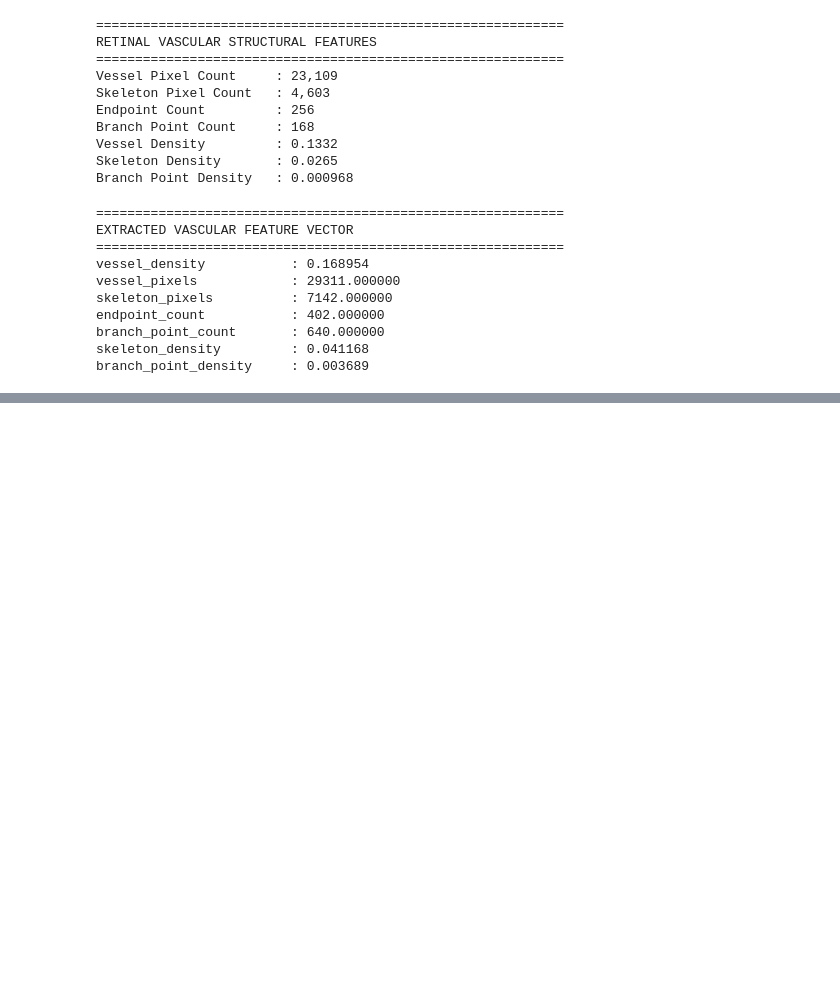
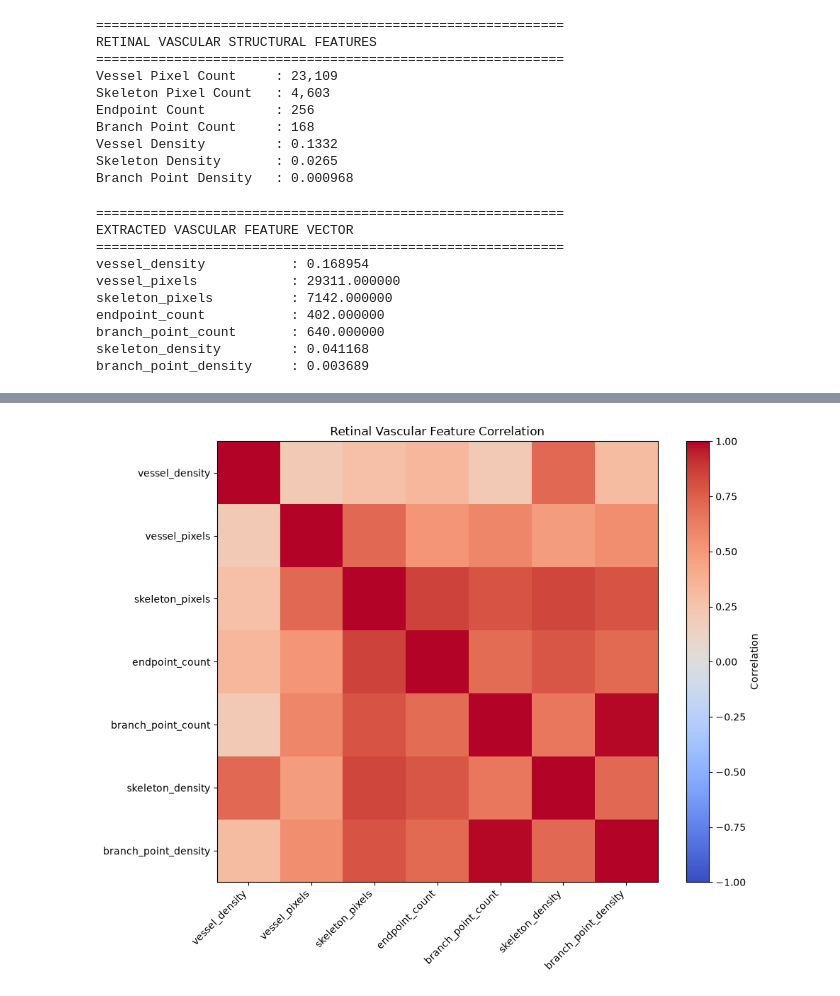
Before and after one commit to shimantranjan/cardiovision-ai, a Jupyter notebook: notebooks/04_vessel_analysis.ipynb, the cells around one changed output, grey strips where cells are left out. Drawn from its saved outputs; the diff is of its cells as text; code cells hidden in the pictures; blank space fills up the shorter version.

```diff
--- a/notebooks/04_vessel_analysis.ipynb
+++ b/notebooks/04_vessel_analysis.ipynb
@@ -499,0 +969,39 @@ branch_point_density     : 0.003689
+# %%
+# ============================================================
+# VASCULAR FEATURE CORRELATION
+# ============================================================
+
+import matplotlib.pyplot as plt
+
+feature_columns = [
+    "vessel_density",
+    "vessel_pixels",
+    "skeleton_pixels",
+    "endpoint_count",
+    "branch_point_count",
+    "skeleton_density",
+    "branch_point_density"
+]
+
+correlation = vascular_df[feature_columns].corr()
+
+plt.figure(figsize=(10, 8))
+plt.imshow(correlation, cmap="coolwarm", vmin=-1, vmax=1)
+
+plt.colorbar(label="Correlation")
+
+plt.xticks(
+    range(len(feature_columns)),
+    feature_columns,
+    rotation=45,
+    ha="right"
+)
+
+plt.yticks(range(len(feature_columns)), feature_columns)
+
+plt.title("Retinal Vascular Feature Correlation")
+
+plt.tight_layout()
+plt.show()
+# %% [output]
+[figure, added]
```
Also changed, not shown: parts of 13 cells of this notebook.
